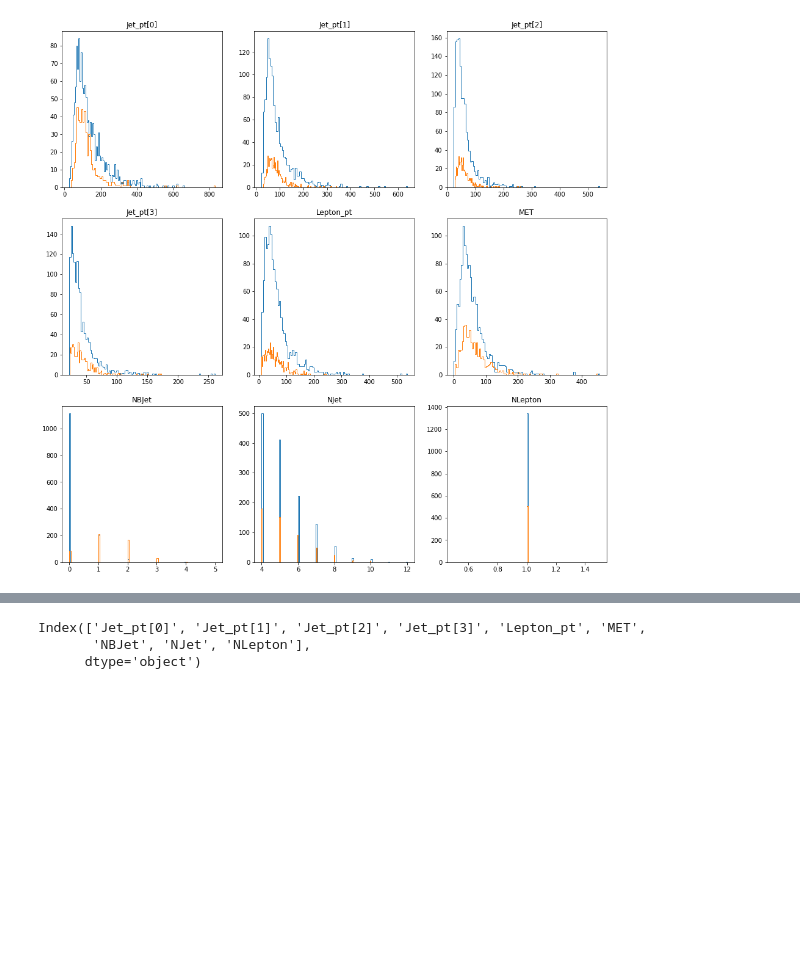
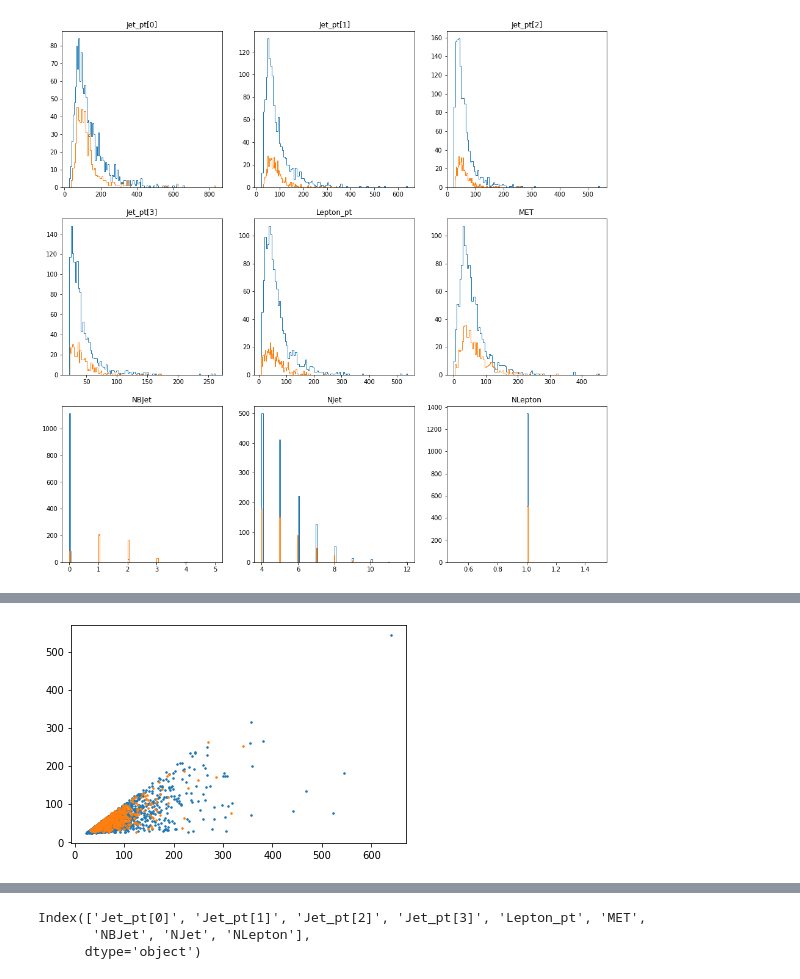
Before and after one commit to OwO-CR/terriyou, a Jupyter notebook: Logistic_jhj1.ipynb, the cells around one changed output, grey strips where cells are left out. Saved outputs shown, nothing was run; the diff lists cells and outputs as text; code cells hidden in the pictures; blank space fills up the shorter version.

```diff
--- a/Logistic_jhj1.ipynb
+++ b/Logistic_jhj1.ipynb
@@ -127,0 +144,5 @@ plt.show()
+# %%
+plt.plot(target0['Jet_pt[1]'],  target0['Jet_pt[2]'], '.', ms = 3);
+plt.plot(target1['Jet_pt[1]'],  target1['Jet_pt[2]'], '.', ms = 3);
+# %% [output]
+[figure, added]
```
Also changed, not shown: parts of 3 cells of this notebook.
